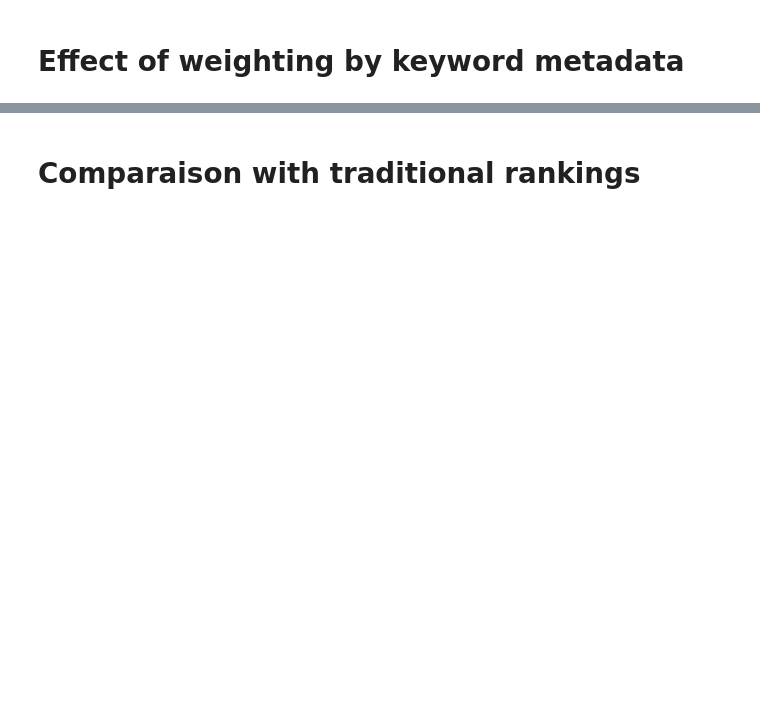
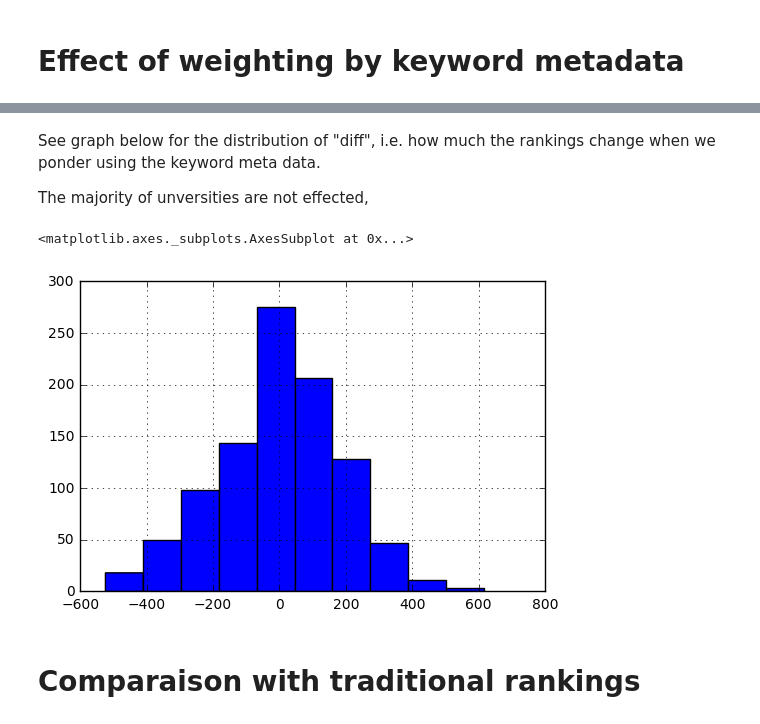
Before and after one commit to fearnleymartin/world-university-rankings, a Jupyter notebook: keywords/rankfalcon_exports/data_exploration.ipynb, the cells around one changed output, grey strips where cells are left out. Cells and saved outputs as stored; diff of their text form; code cells hidden in the pictures; blank space fills up the shorter version.

Commit message:
Studying effect of ponderation by keyword metadata

```diff
--- a/keywords/rankfalcon_exports/data_exploration.ipynb
+++ b/keywords/rankfalcon_exports/data_exploration.ipynb
@@ -252,0 +259,7 @@ rankings_seo_data_grouped.head()
+# %%
+ranking_comp_table = rankings_seo_data_grouped.copy()
+ranking_comp_table['weighted_inv_rank'] = ranking_comp_table['weighted_inv_rank'].rank(ascending=False)
+ranking_comp_table['inv_rank'] = ranking_comp_table['inv_rank'].rank(ascending=False)
+ranking_comp_table['count'] = ranking_comp_table['count'].rank(ascending=False)
+ranking_comp_table['diff'] = ranking_comp_table['weighted_inv_rank'] - ranking_comp_table['inv_rank']
+ranking_comp_table.sort_values('weighted_inv_rank')[['count','inv_rank','weighted_inv_rank','diff']].head()
@@ -253,2 +274,11 @@ rankings_seo_data_grouped.head()
+# %% [markdown]
+See graph below for the distribution of "diff", i.e. how much the rankings change when we ponder using the keyword meta data.
+
+The majority of unversities are not effected,
+# %%
+ranking_comp_table.sort_values('weighted_inv_rank')['diff'].hist()
+# %% [output]
+<matplotlib.axes._subplots.AxesSubplot at 0x...>
+[figure, added]
 # %% [markdown]
 # Comparaison with traditional rankings
```
Also changed, not shown: parts of 3 cells of this notebook.
